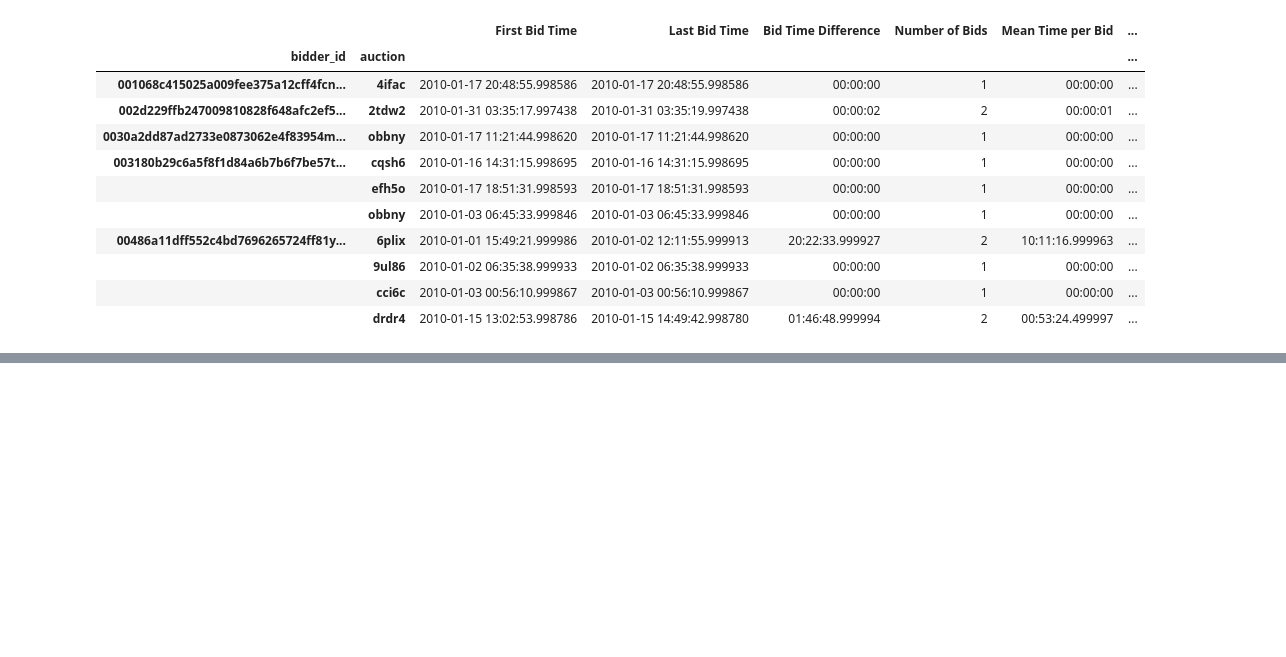
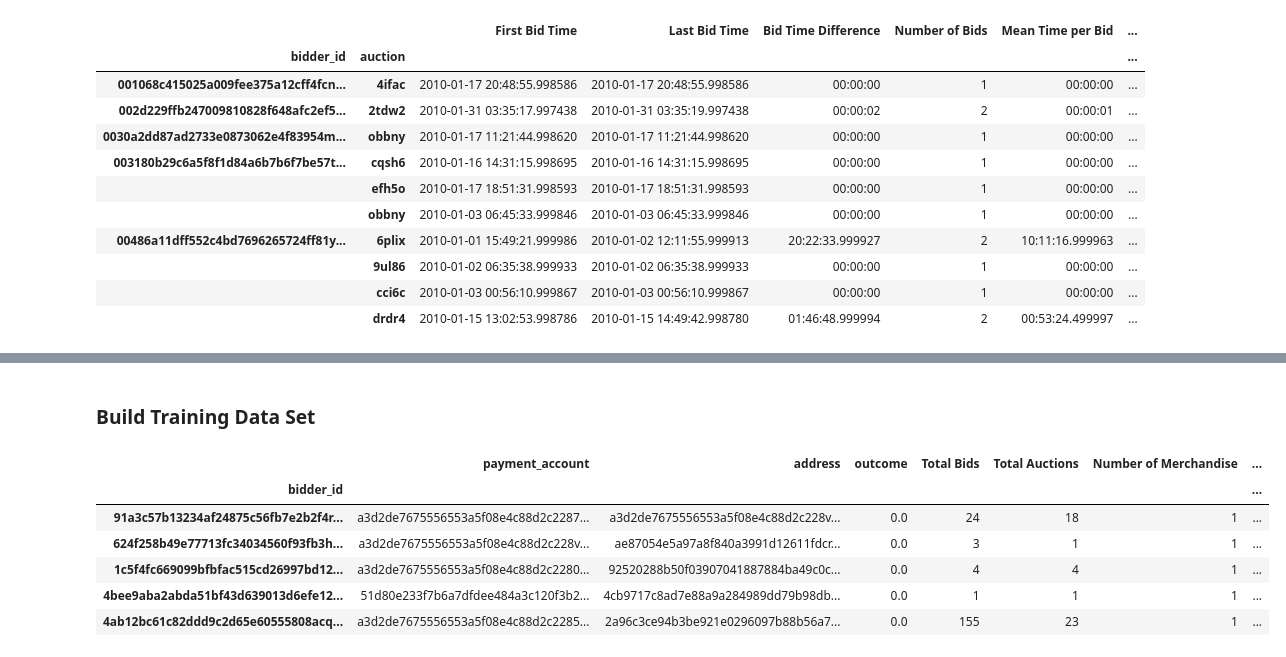
Before and after one commit to madderle/Human-or-Robot, a Jupyter notebook: src/Live Auction.ipynb, the cells around one changed output, grey strips where cells are left out. Drawn from its saved outputs; the diff is of its cells as text; code cells hidden in the pictures; blank space fills up the shorter version.

```diff
--- a/src/Live Auction.ipynb
+++ b/src/Live Auction.ipynb
@@ -370,0 +417,18 @@ bidder_auction_full.head(10)
+# %%
+#Convert Time Delta to seconds
+bidder_features['Max Mean Time per Bid'] = bidder_features['Max Mean Time per Bid'].apply(lambda x: x.total_seconds())
+bidder_features['Min Mean Time per Bid'] = bidder_features['Min Mean Time per Bid'].apply(lambda x: x.total_seconds())
+# %% [markdown]
+### Build Training Data Set
+# %%
+# Combine the train with the features generated
+training_set = train.join(bidder_features, how='inner')
+training_set.head()
+# %% [output]
+|  | payment_account | address | outcome | Total Bids | Total Auctions | Number of Merchandise | ... |
+| bidder_id |  |  |  |  |  |  | ... |
+| 91a3c57b13234af24875c56fb7e2b2f4r... | a3d2de7675556553a5f08e4c88d2c2287... | a3d2de7675556553a5f08e4c88d2c228v... | 0.0 | 24 | 18 | 1 | ... |
+| 624f258b49e77713fc34034560f93fb3h... | a3d2de7675556553a5f08e4c88d2c228v... | ae87054e5a97a8f840a3991d12611fdcr... | 0.0 | 3 | 1 | 1 | ... |
+| 1c5f4fc669099bfbfac515cd26997bd12... | a3d2de7675556553a5f08e4c88d2c2280... | 92520288b50f03907041887884ba49c0c... | 0.0 | 4 | 4 | 1 | ... |
+| 4bee9aba2abda51bf43d639013d6efe12... | 51d80e233f7b6a7dfdee484a3c120f3b2... | 4cb9717c8ad7e88a9a284989dd79b98db... | 0.0 | 1 | 1 | 1 | ... |
+| 4ab12bc61c82ddd9c2d65e60555808acq... | a3d2de7675556553a5f08e4c88d2c2285... | 2a96c3ce94b3be921e0296097b88b56a7... | 0.0 | 155 | 23 | 1 | ... |
```
Also changed, not shown: parts of 35 cells of this notebook.
